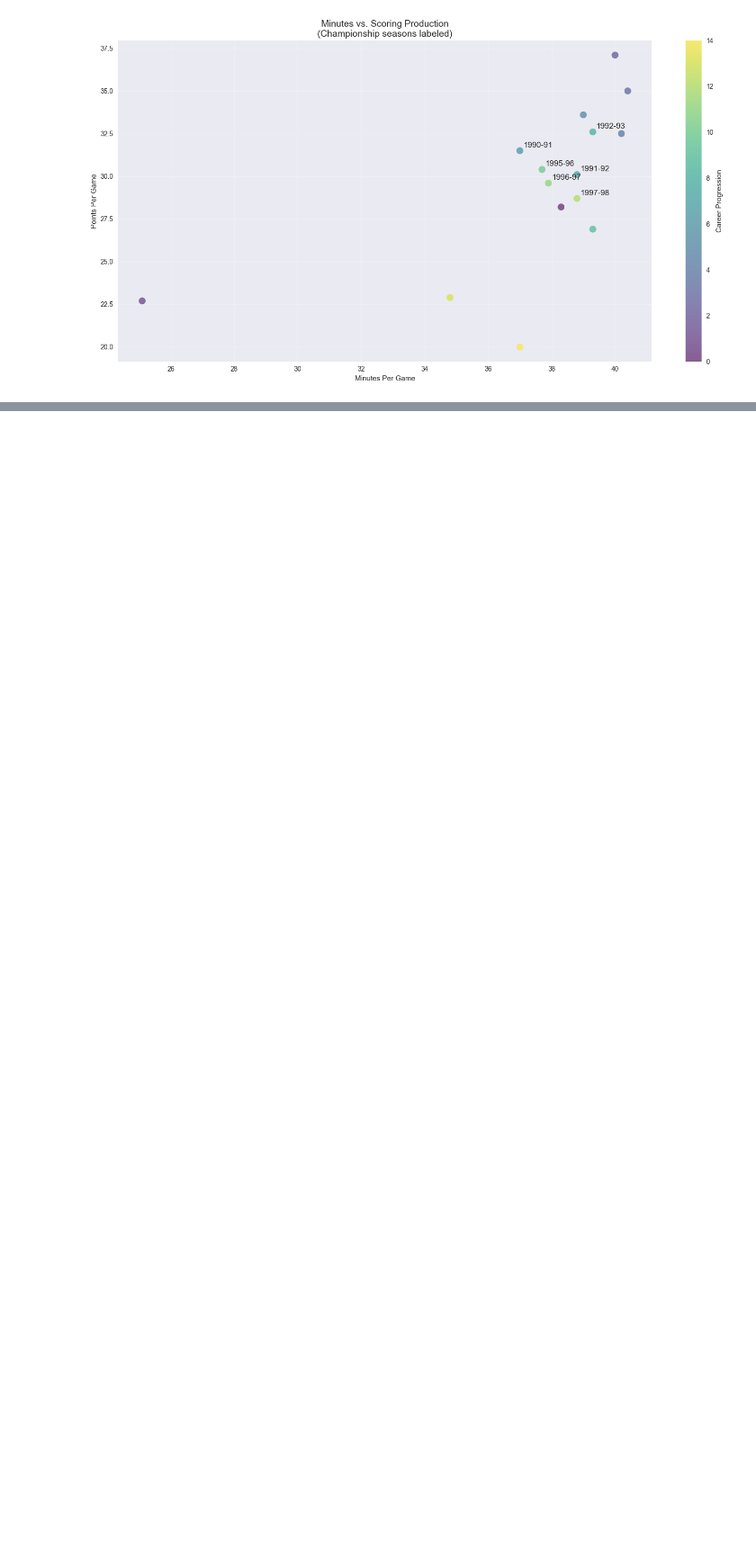
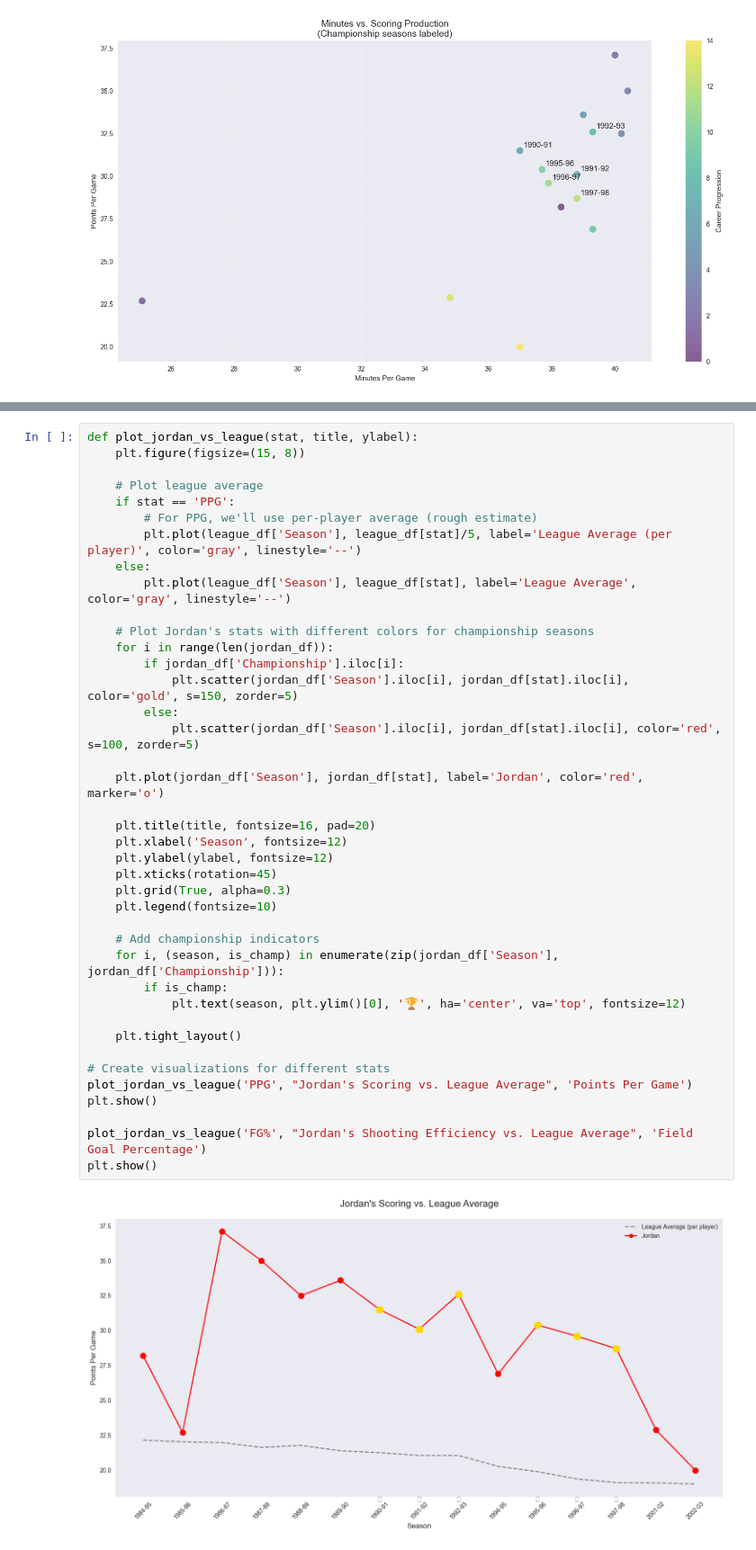
Before and after one commit to jinleetiger/drexel_stat, a Jupyter notebook: Basketball_data_analysis.ipynb, the cells around one changed output, grey strips where cells are left out. Shown at 90% size. Saved outputs shown, nothing was run; the diff lists cells and outputs as text; blank space fills up the shorter version.

```diff
--- a/Basketball_data_analysis.ipynb
+++ b/Basketball_data_analysis.ipynb
@@ -658,0 +693,42 @@ visualize_jordan_legacy(jordan_stats)
+# %%
+def plot_jordan_vs_league(stat, title, ylabel):
+    plt.figure(figsize=(15, 8))
+
+    # Plot league average
+    if stat == 'PPG':
+        # For PPG, we'll use per-player average (rough estimate)
+        plt.plot(league_df['Season'], league_df[stat]/5, label='League Average (per player)', color='gray', linestyle='--')
+    else:
+        plt.plot(league_df['Season'], league_df[stat], label='League Average', color='gray', linestyle='--')
+
+    # Plot Jordan's stats with different colors for championship seasons
+    for i in range(len(jordan_df)):
+        if jordan_df['Championship'].iloc[i]:
+            plt.scatter(jordan_df['Season'].iloc[i], jordan_df[stat].iloc[i], color='gold', s=150, zorder=5)
+        else:
+            plt.scatter(jordan_df['Season'].iloc[i], jordan_df[stat].iloc[i], color='red', s=100, zorder=5)
+
+    plt.plot(jordan_df['Season'], jordan_df[stat], label='Jordan', color='red', marker='o')
+
+    plt.title(title, fontsize=16, pad=20)
+    plt.xlabel('Season', fontsize=12)
+    plt.ylabel(ylabel, fontsize=12)
+    plt.xticks(rotation=45)
+    plt.grid(True, alpha=0.3)
+    plt.legend(fontsize=10)
+
+    # Add championship indicators
+    for i, (season, is_champ) in enumerate(zip(jordan_df['Season'], jordan_df['Championship'])):
+        if is_champ:
+            plt.text(season, plt.ylim()[0], '🏆', ha='center', va='top', fontsize=12)
+
+    plt.tight_layout()
+
+# Create visualizations for different stats
+plot_jordan_vs_league('PPG', "Jordan's Scoring vs. League Average", 'Points Per Game')
+plt.show()
+
+plot_jordan_vs_league('FG%', "Jordan's Shooting Efficiency vs. League Average", 'Field Goal Percentage')
+plt.show()
+# %% [output]
+[figure, added]
```
Also changed, not shown: parts of 8 cells of this notebook, 1 other file.
